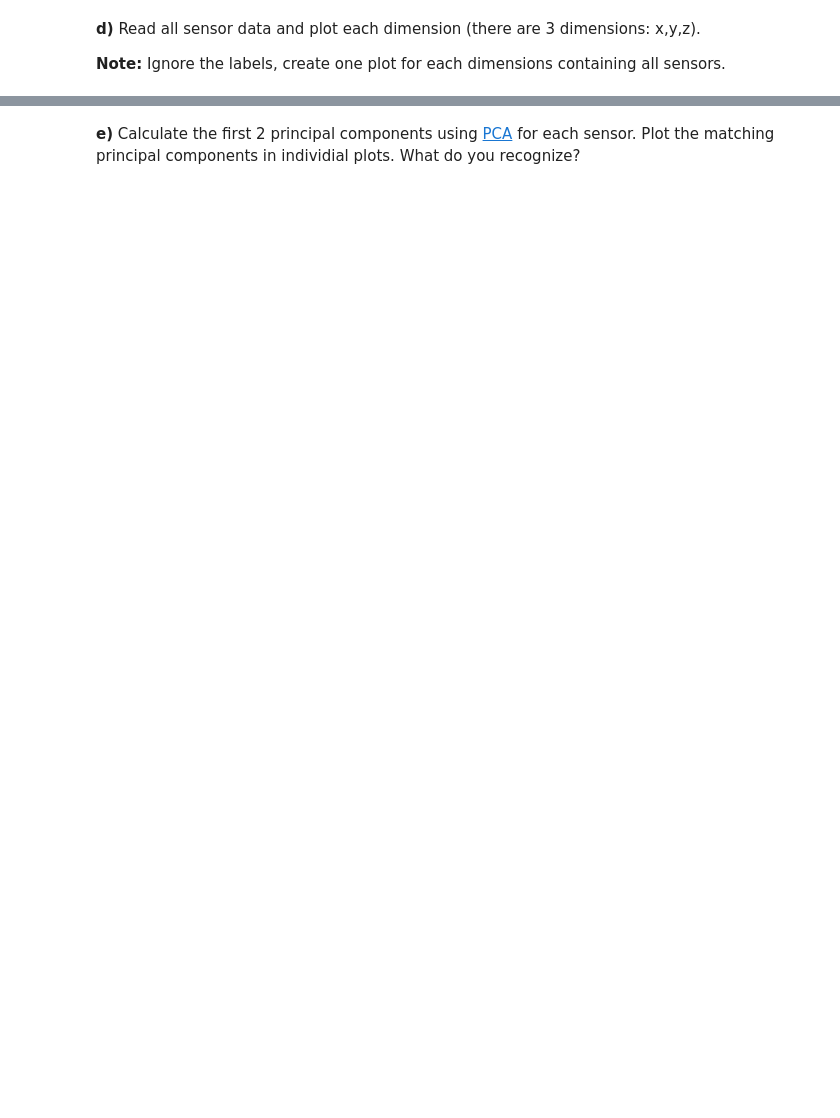
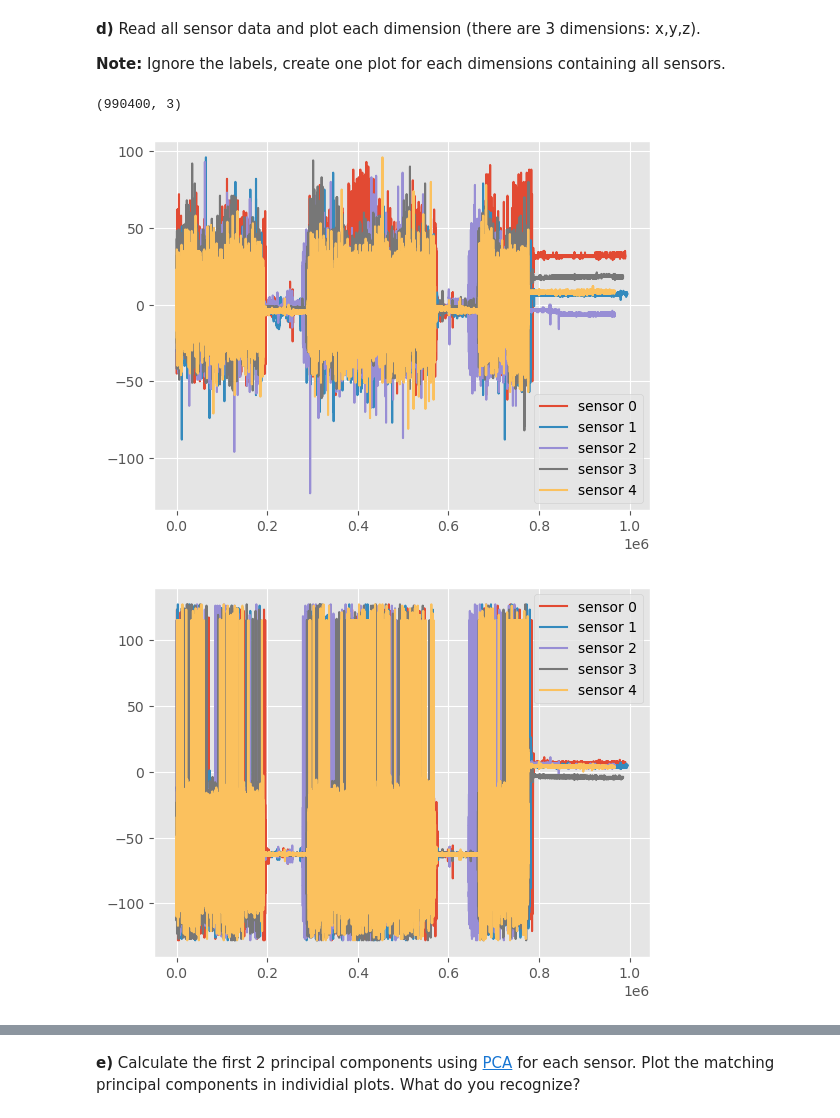
Before and after one commit to KlaraGtknst/TSDM_WS23_34, a Jupyter notebook: Exercise_02_preprocessing.ipynb, the cells around one changed output, grey strips where cells are left out. Cells and saved outputs as stored; diff of their text form; code cells hidden in the pictures; blank space fills up the shorter version.

```diff
--- a/Exercise_02_preprocessing.ipynb
+++ b/Exercise_02_preprocessing.ipynb
@@ -116,5 +120,5 @@ ax.scatter(X[:,0], X[:,1], X[:,2])
 
 **Note:** Ignore the labels, create one plot for each dimensions containing all sensors.
 # %%
-Xsraw = [ pd.read_csv("./activity_u1/u1_s{}_rechts.csv".format(i), header=1) for i in range(1,6)]
-Xs = [ preprocess_raw(Xr)[0] for Xr in Xsraw ]
+Xsraw = [ pd.read_csv("data/activity_u1/u1_s{}_rechts.csv".format(i), header=1) for i in range(1,6)]
+Xs = [ preprocess_raw(Xr)[0] for Xr in Xsraw ]  # only X values
@@ -124,0 +125,14 @@ plt.plot(Xs[2][:,0], Xs[2][:,1])
+# %%
+print(Xs[0].shape)
+# %% [output]
+(990400, 3)
+# %%
+for dim in range(Xs[0].shape[1]):
+    for sensor in range(len(Xs)):
+        plt.plot(Xs[sensor][:,dim], label="sensor {}".format(sensor))
+    #plt.scatter(Xs[i][:,0], Xs[i][:,1])
+    plt.legend()
+    plt.show()
+# %% [output]
+[figure, added]
+[figure, added]
```
Also changed, not shown: parts of 34 cells of this notebook, 1 other file.
